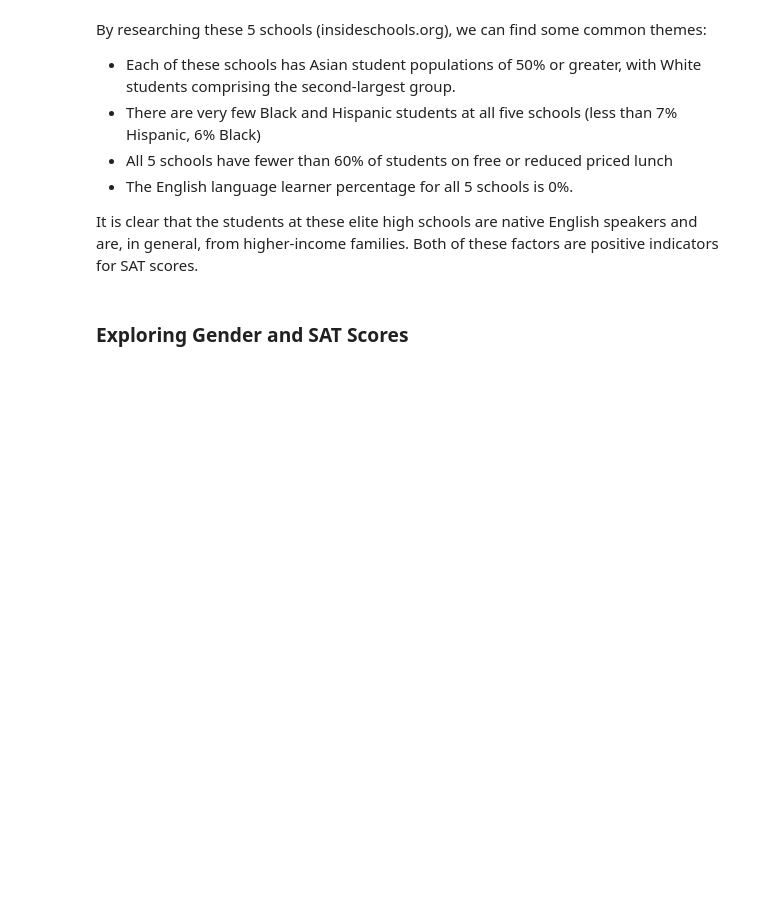
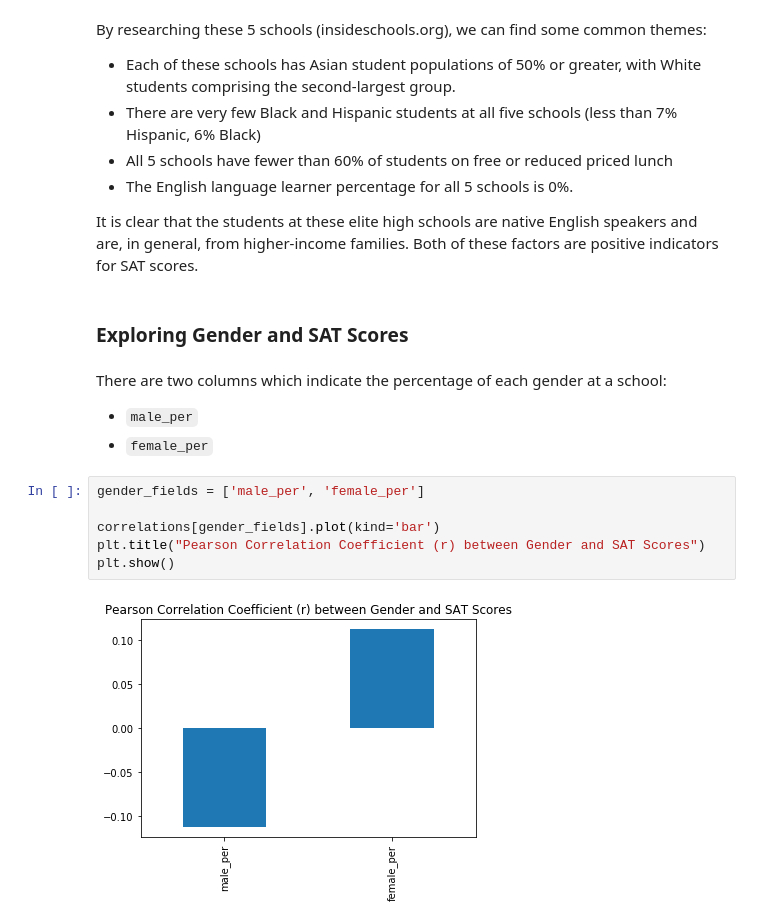
Before and after one commit to cfrisby/DataQuest_Projects, a Jupyter notebook: Analyzing NYC High School Data/Schools.ipynb, the cells around one changed output. Drawn from its saved outputs; the diff is of its cells as text; blank space fills up the shorter version.

Commit message:
Added analysis of gender and AP test takers to NYC schools project

```diff
--- a/Analyzing NYC High School Data/Schools.ipynb
+++ b/Analyzing NYC High School Data/Schools.ipynb
@@ -343,3 +343,16 @@ By researching these 5 schools (insideschools.org), we can find some common them
 It is clear that the students at these elite high schools are native English speakers and are, in general, from higher-income families. Both of these factors are positive indicators for SAT scores.
 # %% [markdown]
 ### Exploring Gender and SAT Scores
+# %% [markdown]
+There are two columns which indicate the percentage of each gender at a school:
+
+- `male_per`
+- `female_per`
+# %%
+gender_fields = ['male_per', 'female_per']
+
+correlations[gender_fields].plot(kind='bar')
+plt.title("Pearson Correlation Coefficient (r) between Gender and SAT Scores")
+plt.show()
+# %% [output]
+[figure, added]
```
Also changed, not shown: parts of 10 cells of this notebook.
